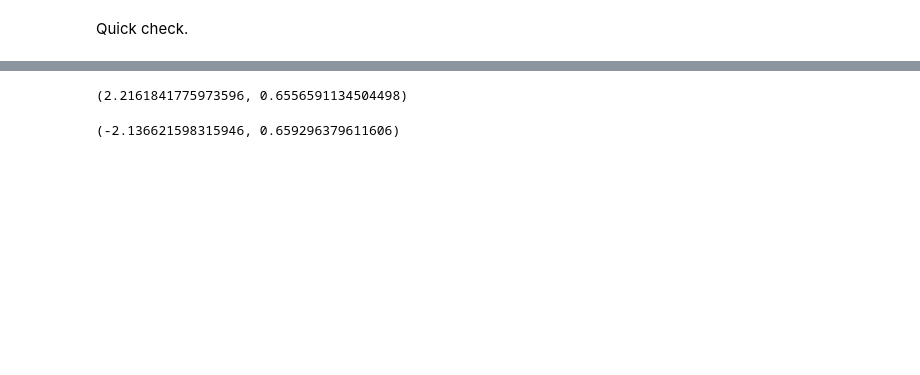
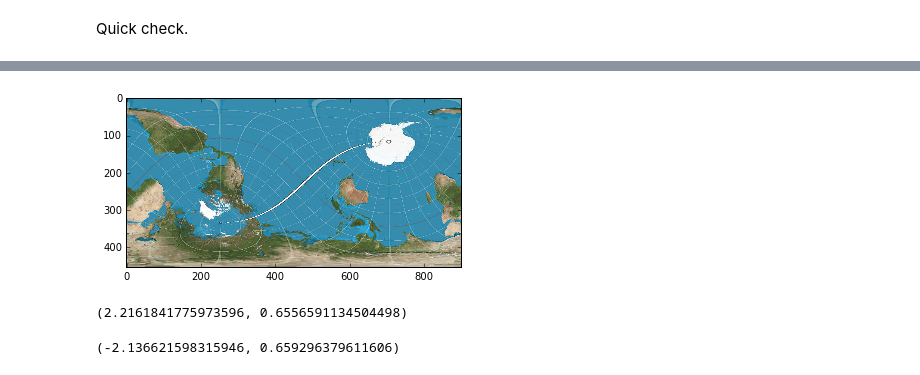
Before and after one commit to patrickeganfoley/map_orientations, a Jupyter notebook: map_projections/map_projections.ipynb, the cells around one changed output, grey strips where cells are left out. Cells and saved outputs as stored; diff of their text form; code cells hidden in the pictures; blank space fills up the shorter version.

```diff
--- a/map_projections/map_projections.ipynb
+++ b/map_projections/map_projections.ipynb
@@ -226,3 +206,11 @@ map3 = transform_map(map2,
+# %%
+map3 = transform_map(map2,
+                     melbourne_to_sf.T,
+                     in_projection='platecarre',
+                     out_projection='platecarre',
+                     debug=False)
+# %% [output]
+[figure, added]
 # %%
 seoul
 # %% [output]
```
Also changed, not shown: parts of 36 cells of this notebook, 1 other file.
